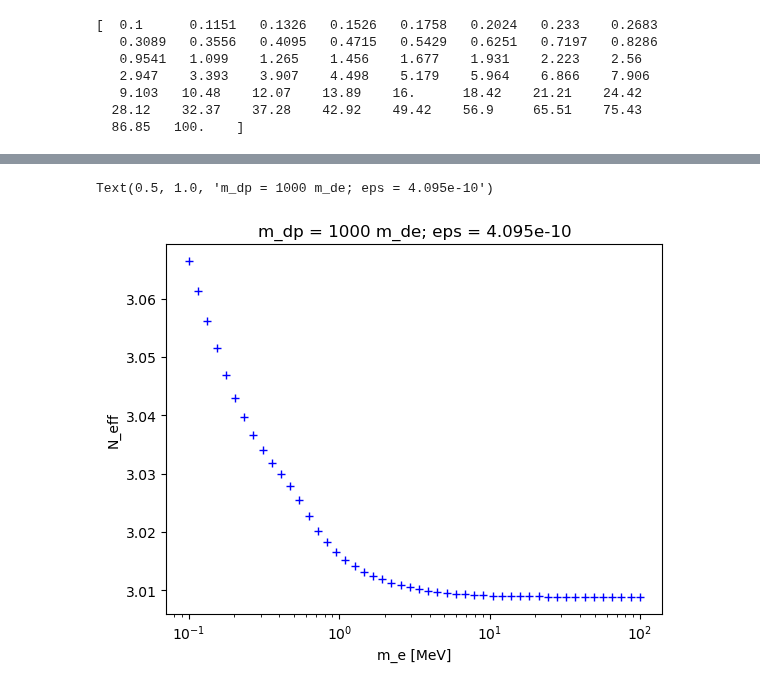
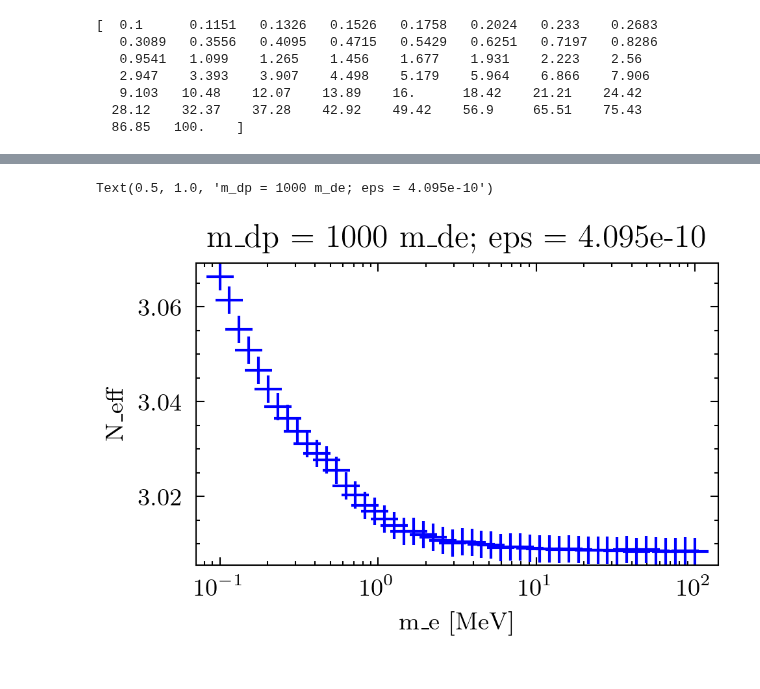
Before and after one commit to Duncan-Adams/mcp_boltzmann, a Jupyter notebook: notebooks/adm_results.ipynb, the cells around one changed output, grey strips where cells are left out. Cells and saved outputs as stored; diff of their text form; code cells hidden in the pictures.

```diff
--- a/notebooks/adm_results.ipynb
+++ b/notebooks/adm_results.ipynb
@@ -16,13 +14,17 @@ import numpy as np
 import matplotlib.pyplot as plt
 from scipy.interpolate import interp1d
 from scipy.optimize import root_scalar
+
+plt.style.use('../input/physrev.mplstyle')
+plt.rcParams['figure.dpi'] = "300"
 # %% [markdown]
 ### directory with N_eff results
 # %%
 # adm_results_dir = '../output/results/scan/'
 # adm_results_dir = '/Users/duncan/scrap/admscan/adm_scan/'
 # adm_results_dir = '/Users/duncan/scrap/adm_test_scans/'
-adm_results_dir = '/Users/duncan/scrap/adm_test_scans_fine_3/'
+adm_results_dir = '/Users/duncan/scrap/adm_scan_fine/'
+# adm_results_dir = '/Users/duncan/scrap/adm_test_scans_PL/'
 # %% [markdown]
 ### Loop over directories to find all parameter points and load results
 # %%
@@ -91,6 +120,7 @@ unique_mde = np.unique(m_de)
 
 N_eff_results_dict = dict()
 Delta_N_eff_interp_dict = dict()
+Delta_N_eff_dso_interp_dict = dict()
 
 for um_de in unique_mde:
     m_dp_um = m_dp[np.where(m_de == um_de)]
@@ -99,14 +129,13 @@ for um_de in unique_mde:
 
     results_dict = dict()
     interp_dict = dict()
+    interp_dict_dso = dict()
 
     for um_dp in unique_mdp:
         sel = np.where(
             (m_de == um_de)
            &(m_dp == um_dp)
         )
-
-
 
         charges_um_dp = charges[sel]
         N_eff_um_dp = N_eff[sel]
@@ -122,15 +151,30 @@ for um_de in unique_mde:
             Delta_N_eff_dso_um_dp[sort_order]
         ])
 
+        #interpreter shouldn't have param points that failed
+        Isel = np.where(N_eff_um_dp[sort_order] > 0.0)
+
+        if np.any(N_eff_um_dp[sort_order] == 0.0):
+            print('wtf')
+
         dne_I = interp1d(
-            charges_um_dp[sort_order],
-            Delta_N_eff_dso_um_dp[sort_order],
+            charges_um_dp[sort_order][Isel],
+            Delta_N_eff_um_dp[sort_order][Isel],
             bounds_error=False,
-            fill_value=(Delta_N_eff_dso_um_dp[sort_order][0], Delta_N_eff_dso_um_dp[sort_order][-1])
+            fill_value=(Delta_N_eff_um_dp[sort_order][Isel][0], Delta_N_eff_um_dp[sort_order][Isel][-1])
+        )
+
+        dne_dso_I = interp1d(
+            charges_um_dp[sort_order][Isel],
+            Delta_N_eff_dso_um_dp[sort_order][Isel],
+            bounds_error=False,
+            fill_value=(Delta_N_eff_dso_um_dp[sort_order][Isel][0], Delta_N_eff_dso_um_dp[sort_order][Isel][-1])
         )
 
         results_dict = results_dict | {um_dp: result_um_dp}
         interp_dict = interp_dict | {um_dp: dne_I}
+        interp_dict_dso = interp_dict_dso | {um_dp: dne_dso_I}
 
     N_eff_results_dict = N_eff_results_dict | {um_de: results_dict}
     Delta_N_eff_interp_dict = Delta_N_eff_interp_dict | {um_de: interp_dict}
+    Delta_N_eff_dso_interp_dict = Delta_N_eff_dso_interp_dict | {um_de: interp_dict_dso}
@@ -250,17 +506,17 @@ plt.show()
 # %%
 for m_de_plot in unique_mde:
     m_dp_plot_HL = list(N_eff_results_dict[m_de_plot].keys())[-1]
-    charge = N_eff_results_dict[m_de_plot][m_dp_plot_HL][0]
-    N_eff_BSM = N_eff_results_dict[m_de_plot][m_dp_plot_HL][1]
+    charge = N_eff_results_dict[m_de_plot][m_dp_plot_HL][0][5]
+    N_eff_BSM = N_eff_results_dict[m_de_plot][m_dp_plot_HL][1][5]
     plt.plot(m_de_plot, N_eff_BSM, marker='+', color='blue')
     plt.xscale('log')
 
 plt.xlabel('m_e [MeV]')
 plt.ylabel('N_eff')
 plt.title('m_dp = 1000 m_de; eps = 4.095e-10')
 # %% [output]
 Text(0.5, 1.0, 'm_dp = 1000 m_de; eps = 4.095e-10')
-[figure, old version]
+[figure, new version]
 # %%
 N_eff_results_dict[0.1][100]
 # %% [output]
```
Also changed, not shown: parts of 28 cells of this notebook, 9 other files.
